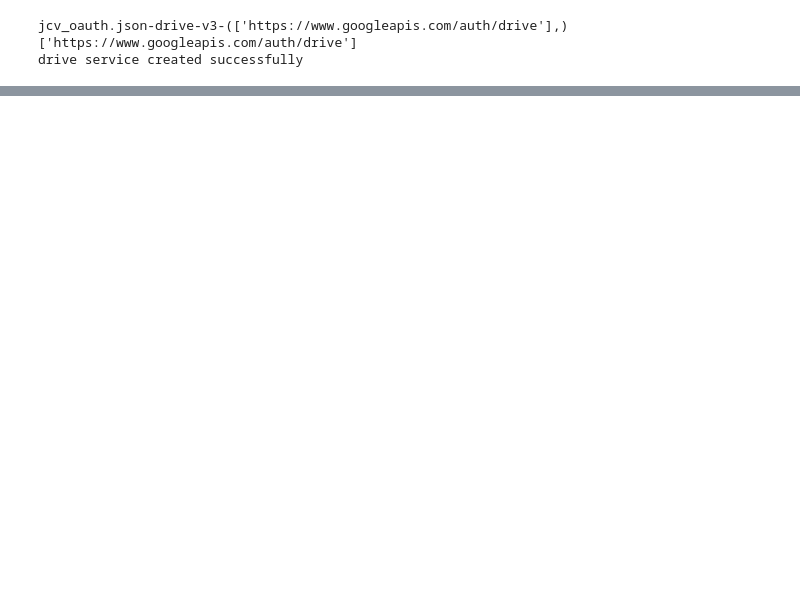
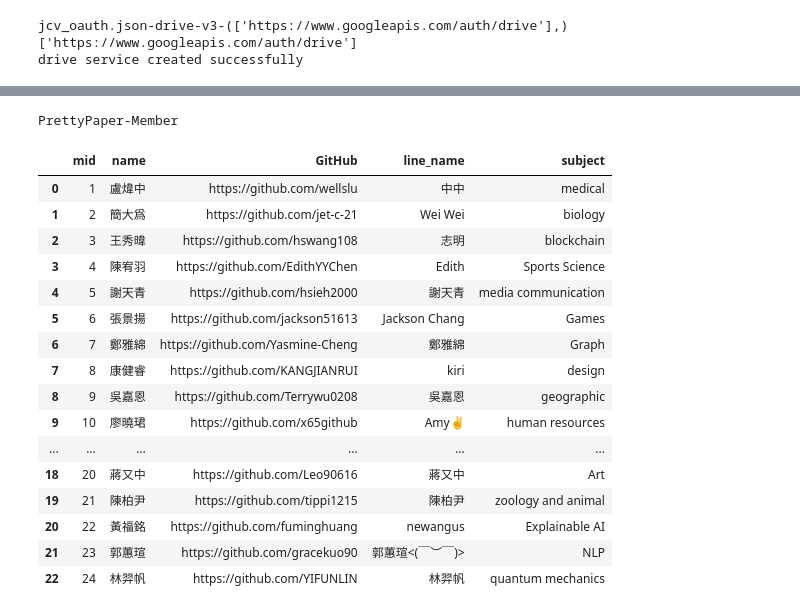
Before and after one commit to jet-c-21/GoogleTool, a Jupyter notebook: View Pretty Paper data.ipynb, the cells around one changed output, grey strips where cells are left out. Cells and saved outputs as stored; diff of their text form; code cells hidden in the pictures; blank space fills up the shorter version.

```diff
--- a/View Pretty Paper data.ipynb
+++ b/View Pretty Paper data.ipynb
@@ -72,0 +89,4 @@ folder_df
+# %%
+s_sheet_editor = SpreadsheetEditor(sheet_rs)
+# %%
+s_sheet_id = '19VtTXhTf_y5gOp8DkMVh7sPnVNAV7gAndxmD_jNmwR4'  # PrettyPaper-MemberxmD_jNmwR4'
@@ -72,0 +95,24 @@ folder_df
+# %%
+print(spreadsheet_sdf_ls[0]['title'])
+sheet_df = spreadsheet_sdf_ls[0]['data']
+sheet_df['mid'] = sheet_df['mid'].astype(int)
+sheet_df
+# %% [output]
+PrettyPaper-Member
+|  | mid | name | GitHub | line_name | subject |
+| 0 | 1 | 盧煒中 | https://github.com/wellslu | 中中 | medical |
+| 1 | 2 | 簡大爲 | https://github.com/jet-c-21 | Wei Wei | biology |
+| 2 | 3 | 王秀暐 | https://github.com/hswang108 | 志明 | blockchain |
+| 3 | 4 | 陳宥羽 | https://github.com/EdithYYChen | Edith | Sports Science |
+| 4 | 5 | 謝天青 | https://github.com/hsieh2000 | 謝天青 | media communication |
+| 5 | 6 | 張景揚 | https://github.com/jackson51613 | Jackson Chang | Games |
+| 6 | 7 | 鄭雅綿 | https://github.com/Yasmine-Cheng | 鄭雅綿 | Graph |
+| 7 | 8 | 康健睿 | https://github.com/KANGJIANRUI | kiri | design |
+| 8 | 9 | 吳嘉恩 | https://github.com/Terrywu0208 | 吳嘉恩 | geographic |
+| 9 | 10 | 廖曉珺 | https://github.com/x65github | Amy✌ | human resources |
+| ... | ... | ... | ... | ... | ... |
+| 18 | 20 | 蔣又中 | https://github.com/Leo90616 | 蔣又中 | Art |
+| 19 | 21 | 陳柏尹 | https://github.com/tippi1215 | 陳柏尹 | zoology and animal |
+| 20 | 22 | 黃福銘 | https://github.com/fuminghuang | newangus | Explainable AI |
+| 21 | 23 | 郭蕙瑄 | https://github.com/gracekuo90 | 郭蕙瑄<(￣︶￣)> | NLP |
+| 22 | 24 | 林羿帆 | https://github.com/YIFUNLIN | 林羿帆 | quantum mechanics |
```
Also changed, not shown: parts of 25 cells of this notebook, 11 other files.
